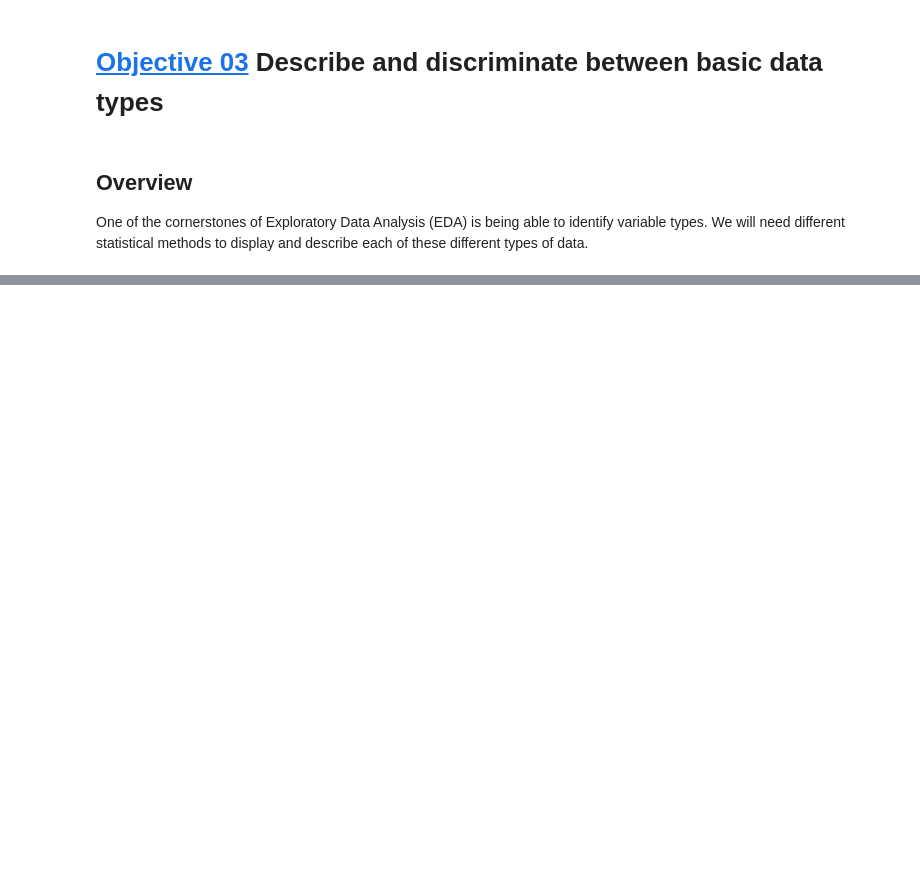
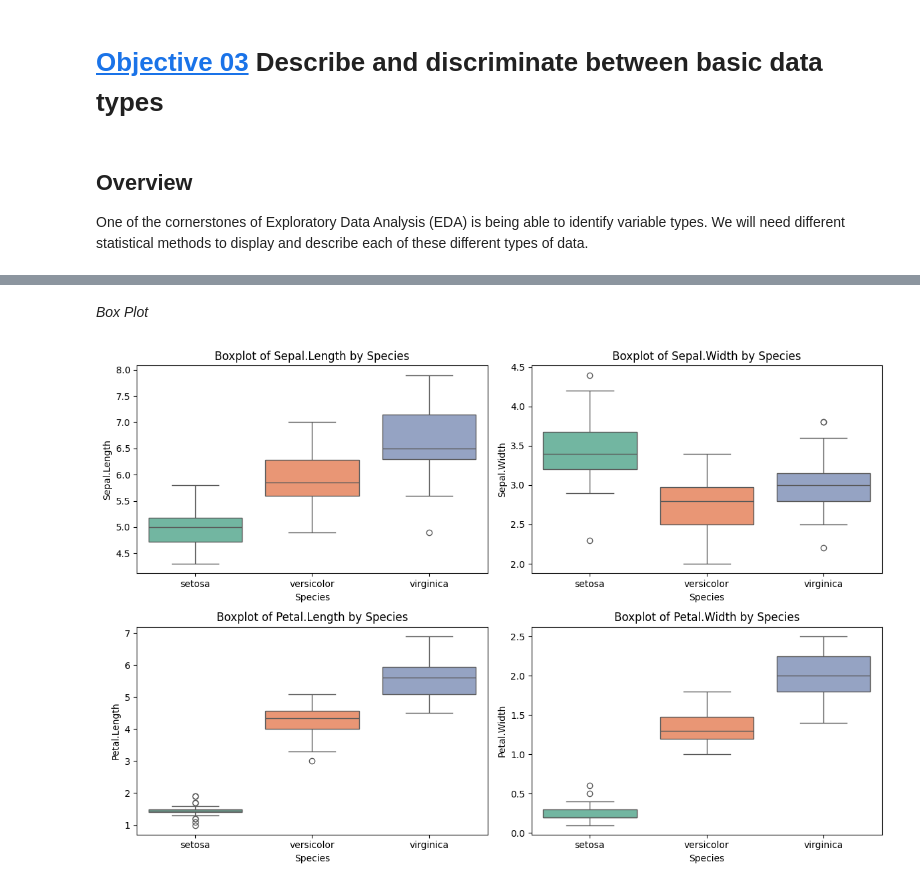
Before and after one commit to escher-bach/MachineLearningLab, a Jupyter notebook: Experiment1/Exploratory_Data_Analysis.ipynb, the cells around one changed output, grey strips where cells are left out. Drawn from its saved outputs; the diff is of its cells as text; code cells hidden in the pictures; blank space fills up the shorter version.

```diff
--- a/Experiment1/Exploratory_Data_Analysis.ipynb
+++ b/Experiment1/Exploratory_Data_Analysis.ipynb
@@ -338,0 +462,13 @@ One of the cornerstones of Exploratory Data Analysis (EDA) is being able to iden
+# %% [markdown]
+*Box Plot*
+# %%
+# Create box plots for each numeric column grouped by Species
+plt.figure(figsize=(12, 8))
+for i, col in enumerate(numeric_columns[1:]):  # Skip 'id'
+    plt.subplot(2, 2, i+1)
+    sns.boxplot(x='Species', y=col, data=df, hue='Species', palette='Set2', legend=False)
+    plt.title(f'Boxplot of {col} by Species')
+plt.tight_layout()
+plt.show()
+# %% [output]
+[figure, added]
```
Also changed, not shown: parts of 13 cells of this notebook, 4 other files.
